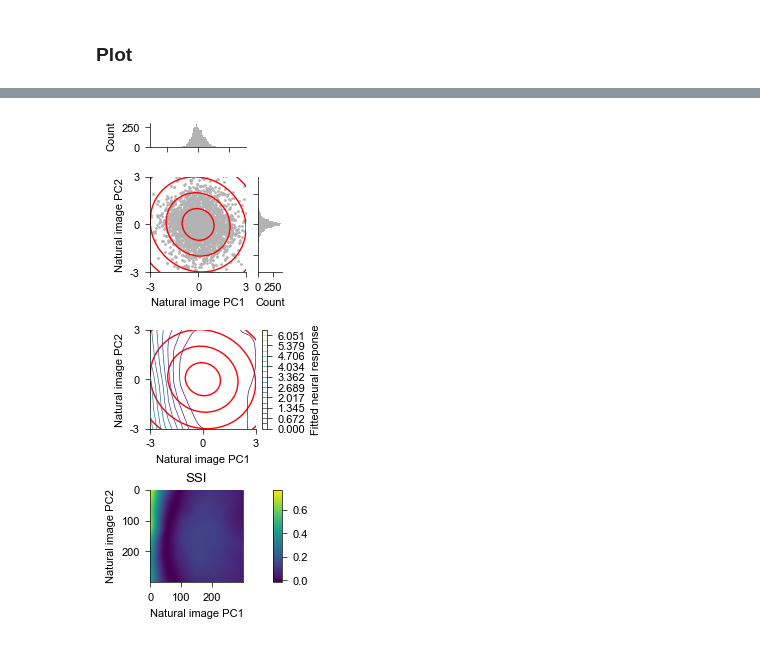
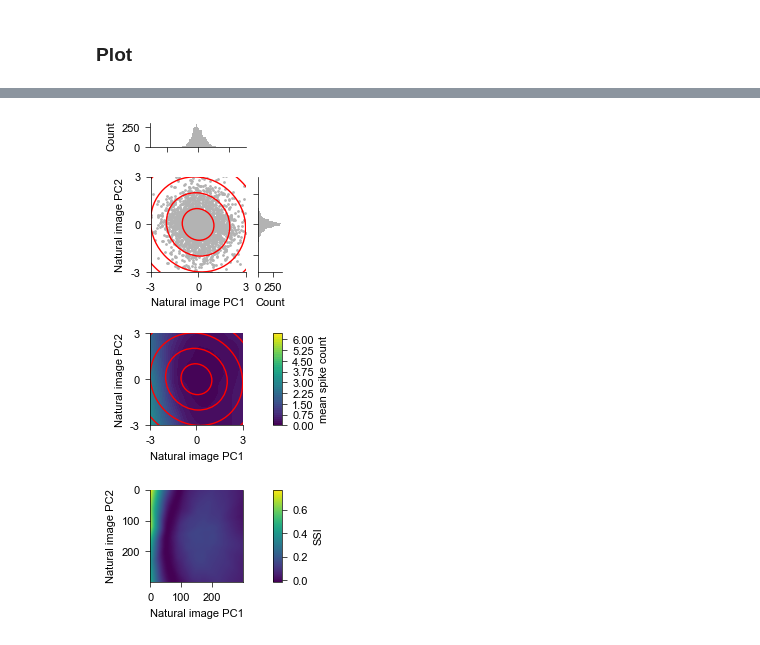
Before and after one commit to steevelaquitaine/fisher-info-limits, a Jupyter notebook: notebooks/fig3.ipynb, the cells around one changed output, grey strips where cells are left out. Drawn from its saved outputs; the diff is of its cells as text; code cells hidden in the pictures.

Commit message:
update fig3 with tuning curve heatmap instead of contour + square all axes

```diff
--- a/notebooks/fig3.ipynb
+++ b/notebooks/fig3.ipynb
@@ -356,7 +356,7 @@ axs['histy'] = fig.add_subplot(gs_top[1, 1])
 
 # plot scatter points and histograms
 scatter_hist(pcs[0], pcs[1], axs['scatter'], axs['histx'], axs['histy'], c=(.7,0.7,0.7))
-# axs['scatter'].set_aspect('equal')
+axs['scatter'].set_aspect('equal')
 axs['scatter'].set_xlabel('Natural image PC1')
 axs['scatter'].set_ylabel('Natural image PC2')
 axs['scatter'].set_xlim(xylim)
@@ -383,9 +383,14 @@ ax_bottom = fig.add_subplot(gs_main[1], )
 
 # plot contours
 contour_levels = np.linspace(0, np.max(preds), 20)
-contour = ax_bottom.contour(grid_x, grid_y, preds.reshape(grid_x.shape),
-                           levels=contour_levels, cmap='viridis',
-                           vmin=-preds.min(), vmax=preds.max(), zorder=12)
+# contour = ax_bottom.contour(grid_x, grid_y, preds.reshape(grid_x.shape),
+#                            levels=contour_levels, cmap='viridis',
+#                            vmin=-preds.min(), vmax=preds.max(), zorder=12)
+# im = ax_bottom.imshow(preds.reshape(grid_x.shape))
+im = ax_bottom.contourf(grid_x, grid_y, preds.reshape(grid_x.shape), levels=50, cmap='viridis')
+divider = make_axes_locatable(ax_bottom) # colorbar
+cax = divider.append_axes("right", size="10%", pad=0.3)
+cbar = plt.colorbar(im, cax=cax, label="mean spike count")
 
 # plot prior
 for n_std in np.arange(0, 6, 1):
@@ -393,12 +398,8 @@ for n_std in np.arange(0, 6, 1):
                          ax_bottom, n_std=n_std,
                          edgecolor='red', facecolor='None')
 
-# add colorbar
-plt.colorbar(contour, ax=ax_bottom, label="Fitted neural response")
-
 # aesthetics
-# ax_bottom.set_aspect('equal')
-
+ax_bottom.set_aspect('equal')
 ax_bottom.spines[['right']].set_visible(False)
 ax_bottom.set_xlabel("Natural image PC1")
 ax_bottom.set_ylabel("Natural image PC2")
@@ -415,14 +416,15 @@ ax_bottom.set_yticks(xyticks,xyticks)
 # SSI
 ax_bottom3 = fig.add_subplot(gs_main[2])
 im = ax_bottom3.imshow(ssi)
-ax_bottom3.set_title("SSI")
+# ax_bottom3.set_title("SSI")
 ax_bottom3.set_xticks(np.arange(0,300,100), np.arange(0,300,100))
 ax_bottom3.set_yticks(np.arange(0,300,100), np.arange(0,300,100))
 divider = make_axes_locatable(ax_bottom3) # colorbar
 cax = divider.append_axes("right", size="10%", pad=0.3)
-cbar = plt.colorbar(im, cax=cax)
+cbar = plt.colorbar(im, cax=cax, label='SSI')
 ax_bottom3.set_xlabel("Natural image PC1")
 ax_bottom3.set_ylabel("Natural image PC2")
+ax_bottom3.set_aspect('equal')
 
 fig.subplots_adjust(wspace=0.9, hspace=0.5)
 
@@ -437 +439 @@ Wall time: 91.1 ms
-[figure, old version]
+[figure, new version]
```
Also changed, not shown: parts of 2 cells of this notebook, 39 other files.
